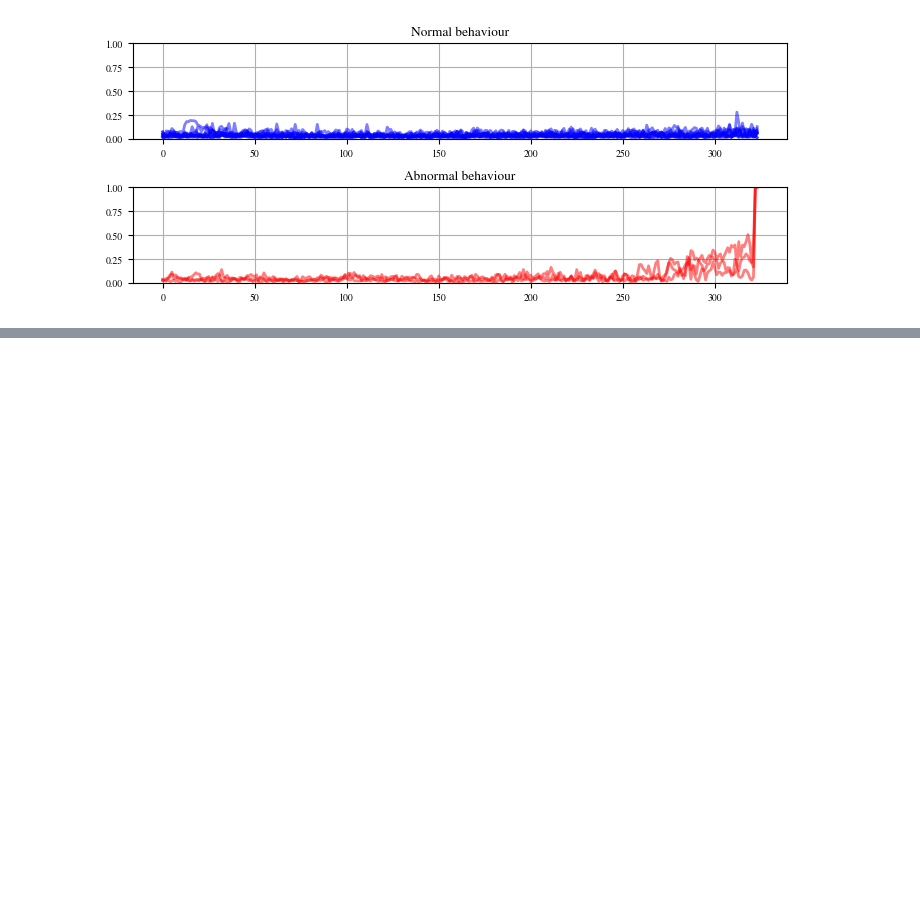
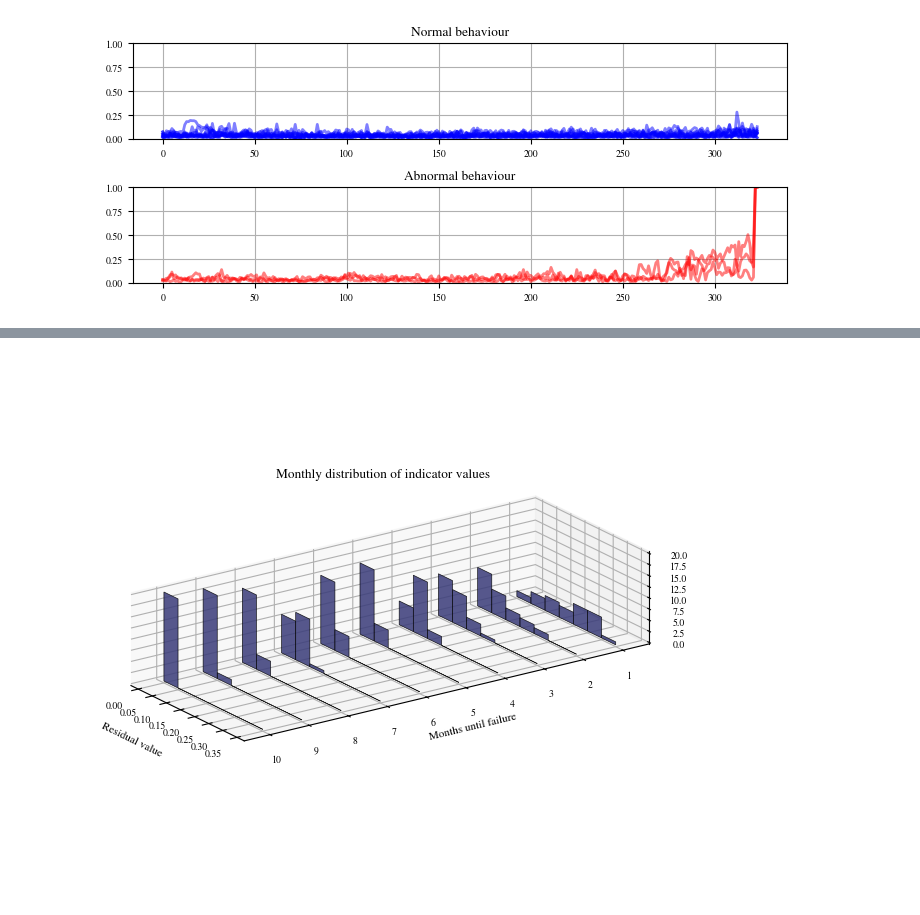
Before and after one commit to tobias-heinzle/CodeRepoTorque2026, a Jupyter notebook: inspect_indicator.ipynb, the cells around one changed output, grey strips where cells are left out. Cells and saved outputs as stored; diff of their text form; code cells hidden in the pictures; blank space fills up the shorter version.

```diff
--- a/inspect_indicator.ipynb
+++ b/inspect_indicator.ipynb
@@ -190,0 +192,69 @@ plt.show()
+# %%
+
+cmap = plt.cm.tab20b
+
+colors = cmap.colors
+
+def plot_hists(
+        distr_data: np.ndarray,
+        color: str,
+        bins: np.ndarray,
+        name=None,
+        interval: int = 30) -> tuple:
+
+
+    fig = plt.figure(figsize=(8, 7))
+    ax = fig.add_subplot(projection='3d')
+    ax.set_proj_type('ortho')
+    ax.view_init(20,-35, 0)
+    ax.set_box_aspect([2, 5, 1])
+
+    yticks = np.arange(len(distr_data) // interval)
+
+
+    ks = range(len(yticks))
+
+    for window_start, k in zip(yticks, ks):
+        window_start = interval * window_start
+
+        ys, xs = np.histogram(distr_data[window_start: window_start + interval], bins, density=True)
+
+
+        # Plot the bar graph given by xs and ys on the plane y=k
+        ax.bar(xs[1:] - 0.025 , ys, width=xs[1] - xs[0], zs=k, zdir='y', color=color, alpha=0.85, edgecolor='black', linewidth=.5)
+
+    ax.set_xlabel('Residual value', labelpad=6)
+    ax.set_ylabel('Months until failure', labelpad=24)
+    ax.set_zlabel('Density', labelpad=0)
+
+    # On the y-axis let's only label the discrete values that we have data for.
+    ax.set_yticks(ks[::], ['\n' + str(10 - y) for y in yticks[::]])
+    ax.set_xticks(np.linspace(0.00, 0.35, 8, endpoint=True))
+    ax.set_title(
+        "Monthly distribution of indicator values",
+        pad=0,
+        y=0.85
+    )
+
+    # Manually position the axes inside the canvas
+    ax.set_position([0.08, 0.15, 0.9, 0.75])
+
+    # Force a draw so Matplotlib computes text extents
+    # fig.canvas.draw()
+
+    # # Get the tight bounding box
+    # bbox = fig.get_tightbbox(fig.canvas.get_renderer())
+
+    if name is not None:
+        plt.savefig(
+            f'plots/{name}.pdf',
+            dpi=600,
+            bbox_inches=mpl.transforms.Bbox(
+                np.array([[1.0,2.2], [8,5.35]])))
+
+    return fig, ax
+
+plot_hists(daily_time_series[9], colors[0], bins, name='histograms')
+plt.show()
+# %% [output]
+[figure, added]
```
Also changed, not shown: parts of 4 cells of this notebook, 1 other file.
